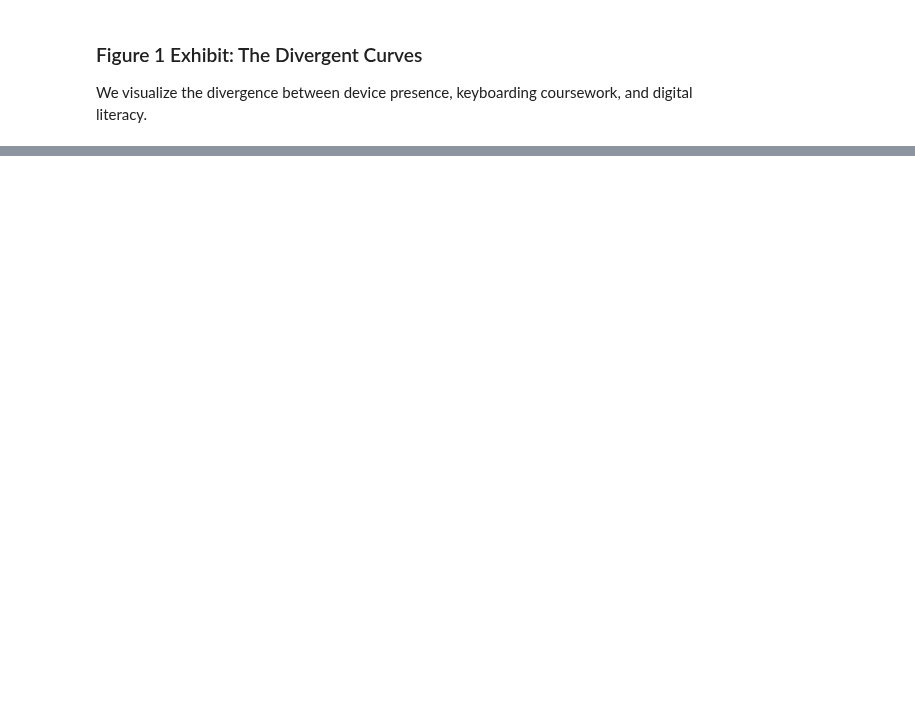
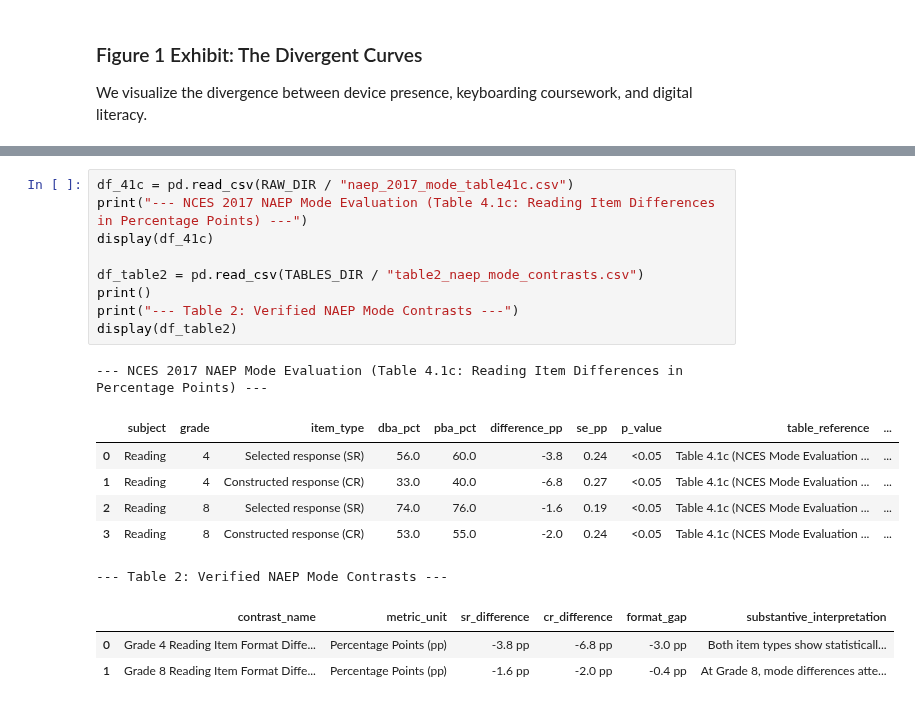
Before and after one commit to admiralorbiter/computational-sketchbook, a Jupyter notebook: 2026/2026-10-09-keyboarding-mode-effects/notebooks/01_keyboarding_mode_effects.ipynb, the cells around one changed output, grey strips where cells are left out. Saved outputs shown, nothing was run; the diff lists cells and outputs as text; blank space fills up the shorter version.

```diff
--- a/2026/2026-10-09-keyboarding-mode-effects/notebooks/01_keyboarding_mode_effects.ipynb
+++ b/2026/2026-10-09-keyboarding-mode-effects/notebooks/01_keyboarding_mode_effects.ipynb
@@ -410,0 +199,20 @@ holding prompt difficulty and student latent ability constant"]
+# %%
+df_41c = pd.read_csv(RAW_DIR / "naep_2017_mode_table41c.csv")
+print("--- NCES 2017 NAEP Mode Evaluation (Table 4.1c: Reading Item Differences in Percentage Points) ---")
+display(df_41c)
+
+df_table2 = pd.read_csv(TABLES_DIR / "table2_naep_mode_contrasts.csv")
+print()
+print("--- Table 2: Verified NAEP Mode Contrasts ---")
+display(df_table2)
+# %% [output]
+--- NCES 2017 NAEP Mode Evaluation (Table 4.1c: Reading Item Differences in Percentage Points) ---
+|  | subject | grade | item_type | dba_pct | pba_pct | difference_pp | se_pp | p_value | table_reference | ... |
+| 0 | Reading | 4 | Selected response (SR) | 56.0 | 60.0 | -3.8 | 0.24 | <0.05 | Table 4.1c (NCES Mode Evaluation ... | ... |
+| 1 | Reading | 4 | Constructed response (CR) | 33.0 | 40.0 | -6.8 | 0.27 | <0.05 | Table 4.1c (NCES Mode Evaluation ... | ... |
+| 2 | Reading | 8 | Selected response (SR) | 74.0 | 76.0 | -1.6 | 0.19 | <0.05 | Table 4.1c (NCES Mode Evaluation ... | ... |
+| 3 | Reading | 8 | Constructed response (CR) | 53.0 | 55.0 | -2.0 | 0.24 | <0.05 | Table 4.1c (NCES Mode Evaluation ... | ... |
+--- Table 2: Verified NAEP Mode Contrasts ---
+|  | contrast_name | metric_unit | sr_difference | cr_difference | format_gap | substantive_interpretation |
+| 0 | Grade 4 Reading Item Format Diffe... | Percentage Points (pp) | -3.8 pp | -6.8 pp | -3.0 pp | Both item types show statisticall... |
+| 1 | Grade 8 Reading Item Format Diffe... | Percentage Points (pp) | -1.6 pp | -2.0 pp | -0.4 pp | At Grade 8, mode differences atte... |
```
Also changed, not shown: parts of 44 cells of this notebook, 35 other files.
